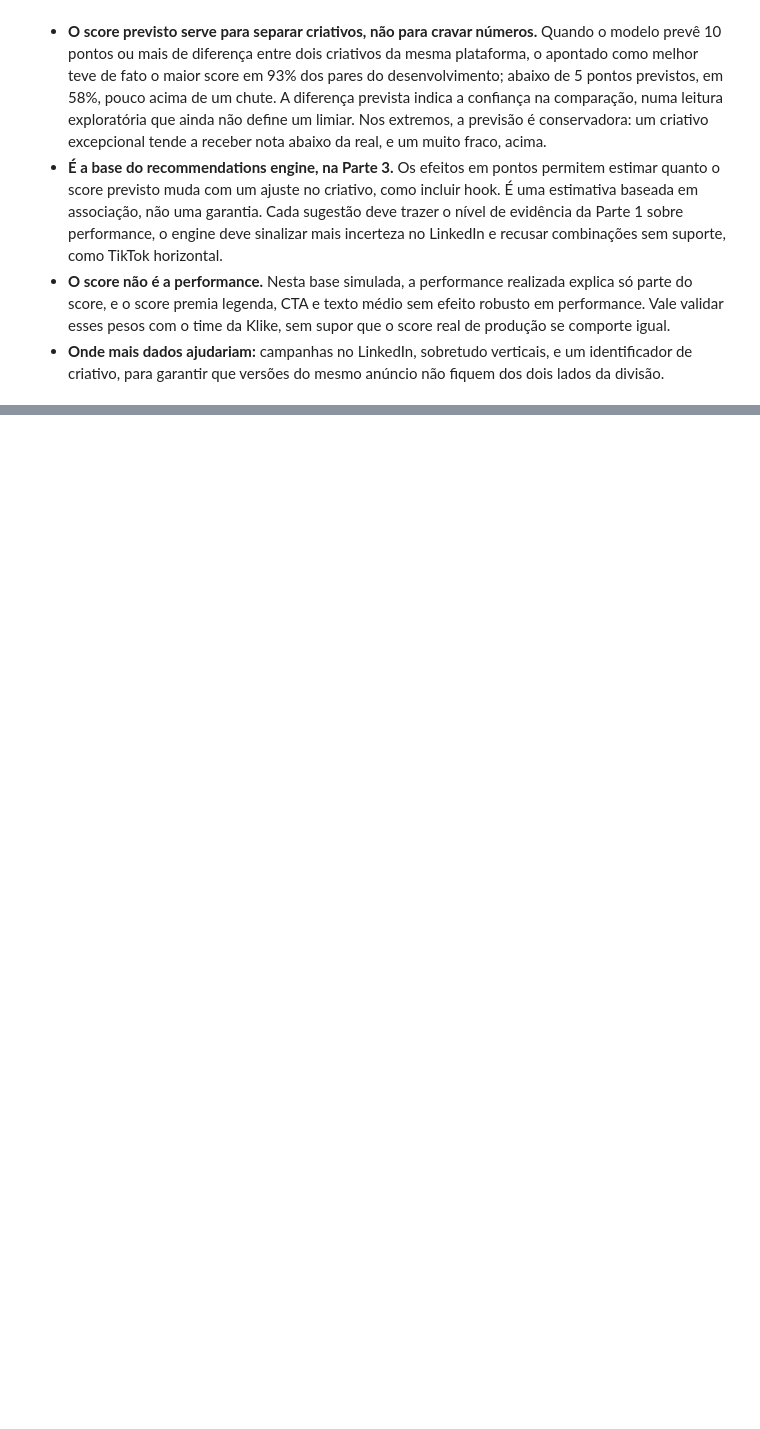
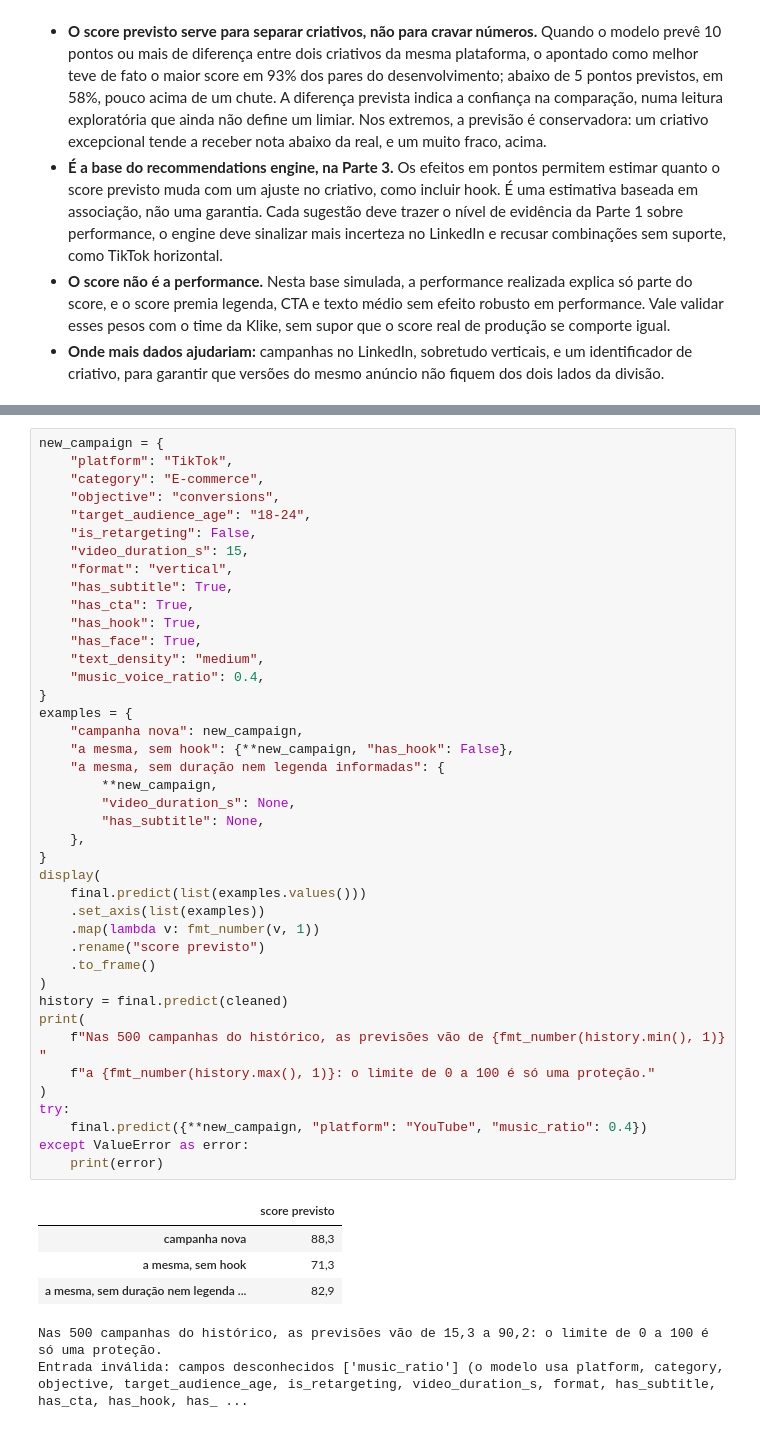
Before and after one commit to murilozgodoy/case_klike.ia, a Jupyter notebook: notebooks/03_modeling.ipynb, the cells around one changed output, grey strips where cells are left out. Cells and saved outputs as stored; diff of their text form; blank space fills up the shorter version.

```diff
--- a/notebooks/03_modeling.ipynb
+++ b/notebooks/03_modeling.ipynb
@@ -1401,0 +1458,48 @@ No teste, o modelo B erra 5,29 pontos, contra 6,43 do A: 1,13 ponto a menos, com
+# %%
+new_campaign = {
+    "platform": "TikTok",
+    "category": "E-commerce",
+    "objective": "conversions",
+    "target_audience_age": "18-24",
+    "is_retargeting": False,
+    "video_duration_s": 15,
+    "format": "vertical",
+    "has_subtitle": True,
+    "has_cta": True,
+    "has_hook": True,
+    "has_face": True,
+    "text_density": "medium",
+    "music_voice_ratio": 0.4,
+}
+examples = {
+    "campanha nova": new_campaign,
+    "a mesma, sem hook": {**new_campaign, "has_hook": False},
+    "a mesma, sem duração nem legenda informadas": {
+        **new_campaign,
+        "video_duration_s": None,
+        "has_subtitle": None,
+    },
+}
+display(
+    final.predict(list(examples.values()))
+    .set_axis(list(examples))
+    .map(lambda v: fmt_number(v, 1))
+    .rename("score previsto")
+    .to_frame()
+)
+history = final.predict(cleaned)
+print(
+    f"Nas 500 campanhas do histórico, as previsões vão de {fmt_number(history.min(), 1)} "
+    f"a {fmt_number(history.max(), 1)}: o limite de 0 a 100 é só uma proteção."
+)
+try:
+    final.predict({**new_campaign, "platform": "YouTube", "music_ratio": 0.4})
+except ValueError as error:
+    print(error)
+# %% [output]
+|  | score previsto |
+| campanha nova | 88,3 |
+| a mesma, sem hook | 71,3 |
+| a mesma, sem duração nem legenda ... | 82,9 |
+Nas 500 campanhas do histórico, as previsões vão de 15,3 a 90,2: o limite de 0 a 100 é só uma proteção.
+Entrada inválida: campos desconhecidos ['music_ratio'] (o modelo usa platform, category, objective, target_audience_age, is_retargeting, video_duration_s, format, has_subtitle, has_cta, has_hook, has_ ...
```
Also changed, not shown: parts of 7 cells of this notebook, 1 other file.
